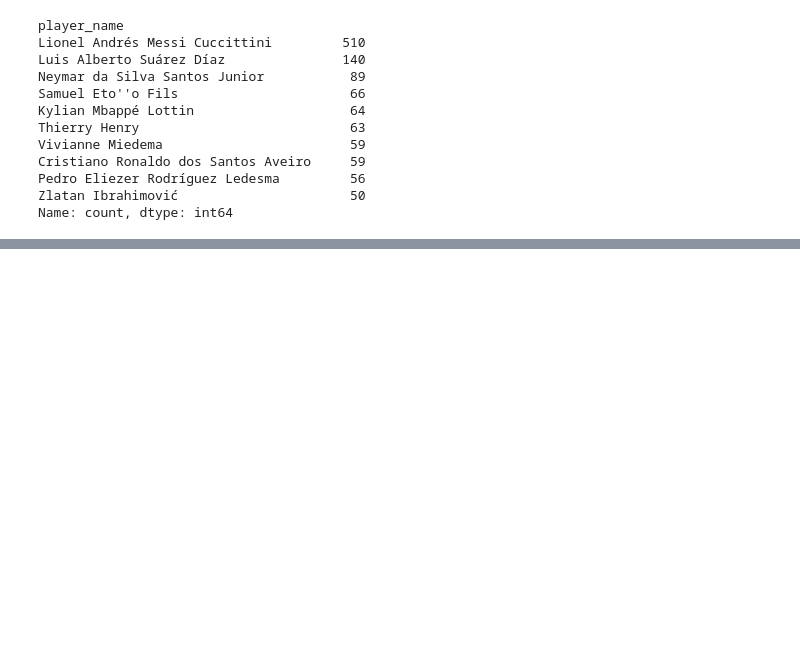
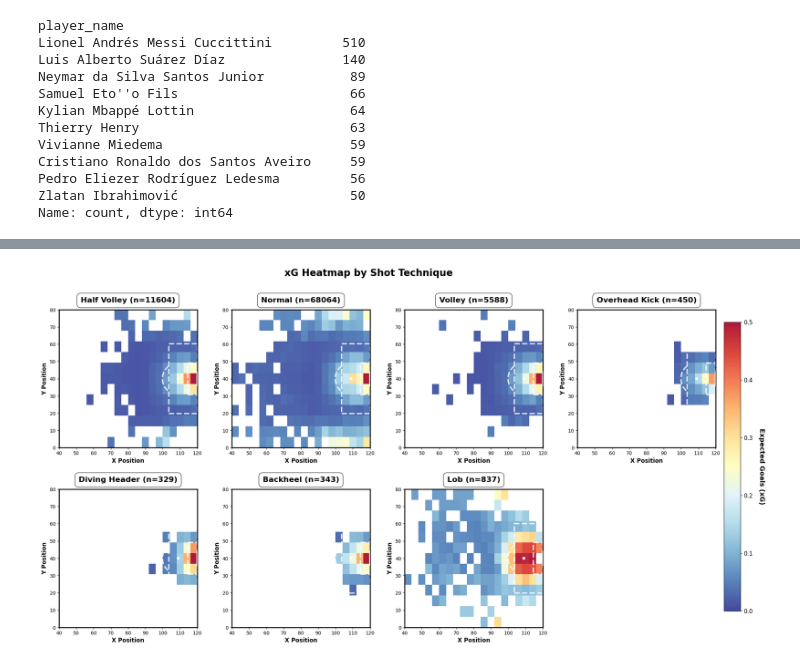
Before and after one commit to rodmart21/football_xG, a Jupyter notebook: xG/xg.ipynb, the cells around one changed output, grey strips where cells are left out. Saved outputs shown, nothing was run; the diff lists cells and outputs as text; code cells hidden in the pictures; blank space fills up the shorter version.

```diff
--- a/xG/xg.ipynb
+++ b/xG/xg.ipynb
@@ -276,0 +617,76 @@ plt.show()
+# %%
+# Get all unique techniques
+techniques = shots_with_xg['shot_technique'].unique()
+
+# Create figure
+fig, axes = plt.subplots(2, 4, figsize=(24, 12))
+axes = axes.flatten()
+
+for idx, technique in enumerate(techniques):
+    xg_grid, x_edges, y_edges = generate_xg_heatmap_from_data(shots_with_xg, technique)
+
+    if xg_grid is None:
+        axes[idx].axis('off')
+        continue
+
+    ax = axes[idx]
+
+    # Plot heatmap with correct extent
+    im = ax.imshow(xg_grid, extent=[40, 120, 0, 80], origin='lower',
+                   cmap='RdYlBu_r', aspect='auto', vmin=0, vmax=0.5, alpha=0.9)
+
+    # Adjust field markings to your coordinate system
+    # Goal at x=120, centered at y=40
+    penalty_box = plt.Rectangle((103.5, 19.85), 16.5, 40.3,
+                                linewidth=3, edgecolor='white', facecolor='none',
+                                linestyle='--', alpha=0.8)
+    ax.add_patch(penalty_box)
+
+    goal_box = plt.Rectangle((114.5, 30.84), 5.5, 18.32,
+                             linewidth=3, edgecolor='white', facecolor='none',
+                             linestyle='--', alpha=0.8)
+    ax.add_patch(goal_box)
+
+    penalty_spot = plt.Circle((109, 40), 0.7, color='white', zorder=10, alpha=0.9)
+    ax.add_patch(penalty_spot)
+
+    penalty_arc = plt.matplotlib.patches.Arc((109, 40), 18.3, 18.3,
+                                             angle=0, theta1=127, theta2=233,
+                                             linewidth=3, edgecolor='white',
+                                             facecolor='none', linestyle='--', alpha=0.8)
+    ax.add_patch(penalty_arc)
+
+    # Goal line
+    ax.plot([120, 120], [36.34, 43.66], 'white', linewidth=5, zorder=10, alpha=0.9)
+
+    n_shots = len(shots_with_xg[shots_with_xg['shot_technique'] == technique])
+    ax.set_title(f'{technique} (n={n_shots})', fontsize=16, fontweight='bold', pad=15,
+                bbox=dict(boxstyle='round,pad=0.5', facecolor='white', alpha=0.8))
+
+    ax.set_xlabel('X Position', fontsize=12, fontweight='bold')
+    ax.set_ylabel('Y Position', fontsize=12, fontweight='bold')
+    ax.set_xlim(40, 120)
+    ax.set_ylim(0, 80)
+    ax.grid(False)
+
+    for spine in ax.spines.values():
+        spine.set_edgecolor('black')
+        spine.set_linewidth(2)
+
+# Hide unused subplots
+for idx in range(len(techniques), len(axes)):
+    axes[idx].axis('off')
+
+plt.subplots_adjust(right=0.92, wspace=0.25, hspace=0.3)
+
+cbar_ax = fig.add_axes([0.93, 0.15, 0.02, 0.7])
+cbar = fig.colorbar(im, cax=cbar_ax)
+cbar.set_label('Expected Goals (xG)', rotation=270, labelpad=25,
+               fontsize=14, fontweight='bold')
+cbar.ax.tick_params(labelsize=12)
+
+plt.suptitle('xG Heatmap by Shot Technique',
+             fontsize=20, fontweight='bold', y=0.98)
+plt.show()
+# %% [output]
+[figure, added]
```
Also changed, not shown: parts of 49 cells of this notebook, 2 other files.
